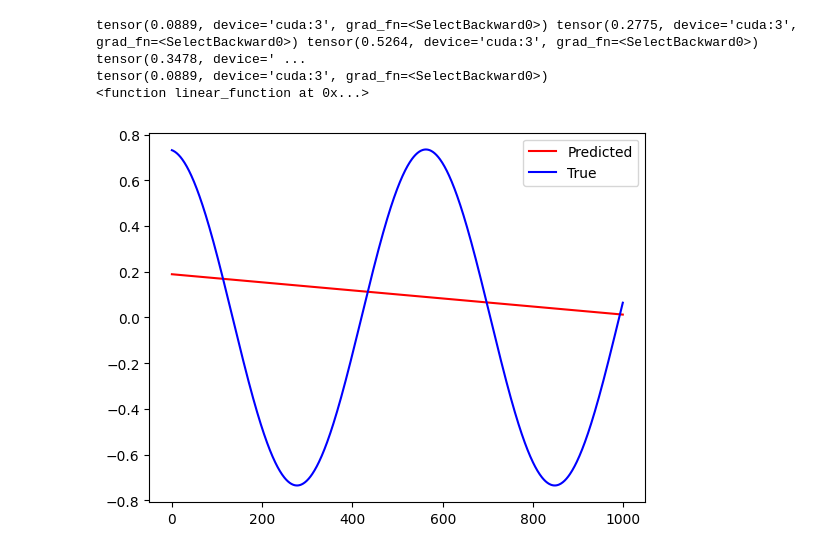
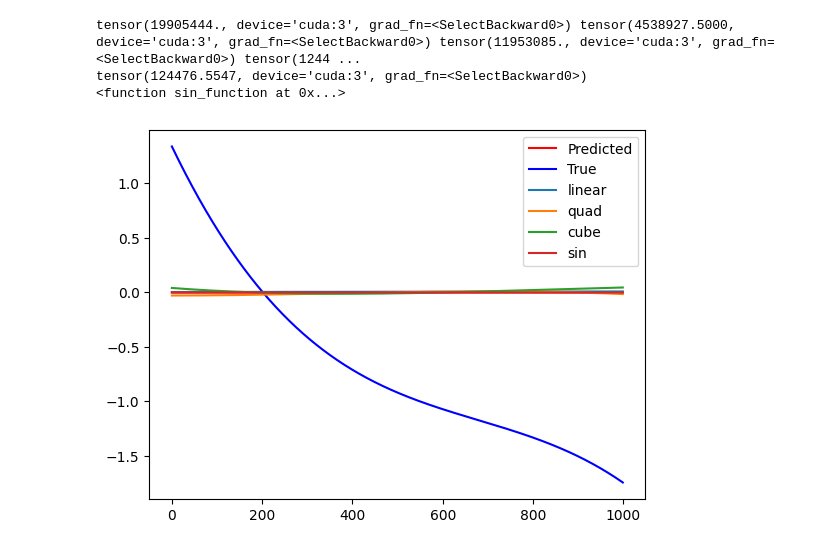
Before and after one commit to ctsai64/MultiFunc, a Jupyter notebook: muli_func_extensible.ipynb, the cells around one changed output. Saved outputs shown, nothing was run; the diff lists cells and outputs as text; code cells hidden in the pictures.

Commit message:
Loss function with derivative component

```diff
--- a/muli_func_extensible.ipynb
+++ b/muli_func_extensible.ipynb
@@ -266,7 +284,7 @@ def generate_data(x, num_params, function, drange=[-1,1], sample_size=1000, devi
 # %%
 sample_size = 10000
 batch_size = 500
-data_range = [0, 1]
+data_range = [-1, 1]
 num_funcs = 4
 
 x_values = torch.linspace(data_range[0], data_range[1], 1000)
@@ -299,3 +317,30 @@ model = Multi_Func(functions=functions, x_data=x_values, input_channels=1, devic
 loss_func = nn.MSELoss()
 optimizer = optim.Adam(model.parameters(), lr=0.001)
 scheduler = StepLR(optimizer, step_size=10, gamma=0.1)
+# %%
+functions = [[linear_function, quadratic_function, cubic_function, sin_function], [2,3,4,3]]
+model = Multi_Func(functions=functions, x_data=x_values, input_channels=1, device=device).to(device)
+loss_func = nn.MSELoss()
+optimizer = optim.Adam(model.parameters(), lr=0.001)
+scheduler = StepLR(optimizer, step_size=10, gamma=0.1)
+epochs = 20
+for epoch in range(epochs):
+    start_time = time.time()
+    train_loss = 0.0
+    total_num = 0
+    model.train()
+
+    for train_batch in all_data:
+        train_batch = train_batch.to(device)
+        target_batch = train_batch.squeeze(2).to(device)
+        optimizer.zero_grad()
+        best_out,_,_,_,_ = model(train_batch)
+        loss = loss_func(best_out,target_batch)
+        loss.backward()
+        optimizer.step()
+        train_loss += loss.item() * best_out.shape[0]
+        total_num += best_out.shape[0]
+    scheduler.step()
+    train_loss /= total_num
+    print(f"epoch : {epoch}/{epochs}, loss = {train_loss:.8f}")
+    print(f"--- {time.time() - start_time} seconds ---")
@@ -302,5 +365,5 @@ scheduler = StepLR(optimizer, step_size=10, gamma=0.1)
 # %%
-sub_data = DataLoader(quad_full, batch_size=batch_size)
+sub_data = DataLoader(sin_full, batch_size=batch_size)
 epochs = 10
 for epoch in range(epochs):
     start_time = time.time()
@@ -400,23 +402,23 @@ t_sin_full = t_sin.generate()
 t_data = torch.vstack([t_lin_full, t_quad_full, t_cube_full, t_sin_full])
 # %%
 model.eval
-best_outs, best_losses, best_funcs, outputs, losses = model(t_sin_full)
-rand = np.random.randint(0, t_sample_size)
+best_outs, best_losses, best_funcs, outputs, losses = model(t_data)
+rand = np.random.randint(0, t_sample_size*4)
 print(losses[0][rand], losses[1][rand],losses[2][rand],losses[3][rand])
 print(best_losses[rand])
 print(best_funcs[rand])
 plt.plot(best_outs[rand].detach().cpu().numpy(), "r", label='Predicted')
-plt.plot(t_sin_full[rand].detach().cpu().numpy(), "b", label='True')
-#plt.plot(outputs[0][rand].detach().cpu().numpy(), '-', label='linear')
-#plt.plot(outputs[1][rand].detach().cpu().numpy(), '-', label='quad')
-#plt.plot(outputs[2][rand].detach().cpu().numpy(), '-', label='cube')
-#plt.plot(outputs[3][rand].detach().cpu().numpy(), '-', label='sin')
+plt.plot(t_data[rand].detach().cpu().numpy(), "b", label='True')
+plt.plot(outputs[0][rand].detach().cpu().numpy(), '-', label='linear')
+plt.plot(outputs[1][rand].detach().cpu().numpy(), '-', label='quad')
+plt.plot(outputs[2][rand].detach().cpu().numpy(), '-', label='cube')
+plt.plot(outputs[3][rand].detach().cpu().numpy(), '-', label='sin')
 plt.legend();
 # %% [output]
-tensor(0.0889, device='cuda:3', grad_fn=<SelectBackward0>) tensor(0.2775, device='cuda:3', grad_fn=<SelectBackward0>) tensor(0.5264, device='cuda:3', grad_fn=<SelectBackward0>) tensor(0.3478, device=' ...
-tensor(0.0889, device='cuda:3', grad_fn=<SelectBackward0>)
-<function linear_function at 0x...>
+tensor(19905444., device='cuda:3', grad_fn=<SelectBackward0>) tensor(4538927.5000, device='cuda:3', grad_fn=<SelectBackward0>) tensor(11953085., device='cuda:3', grad_fn=<SelectBackward0>) tensor(1244 ...
+tensor(124476.5547, device='cuda:3', grad_fn=<SelectBackward0>)
+<function sin_function at 0x...>
-[figure, old version]
+[figure, new version]
 # %%
 for i, loss in enumerate(losses):
     plt.plot(loss.cpu().detach().numpy(), label=f'Function {i} Loss')
```
Also changed, not shown: parts of 7 cells of this notebook.
